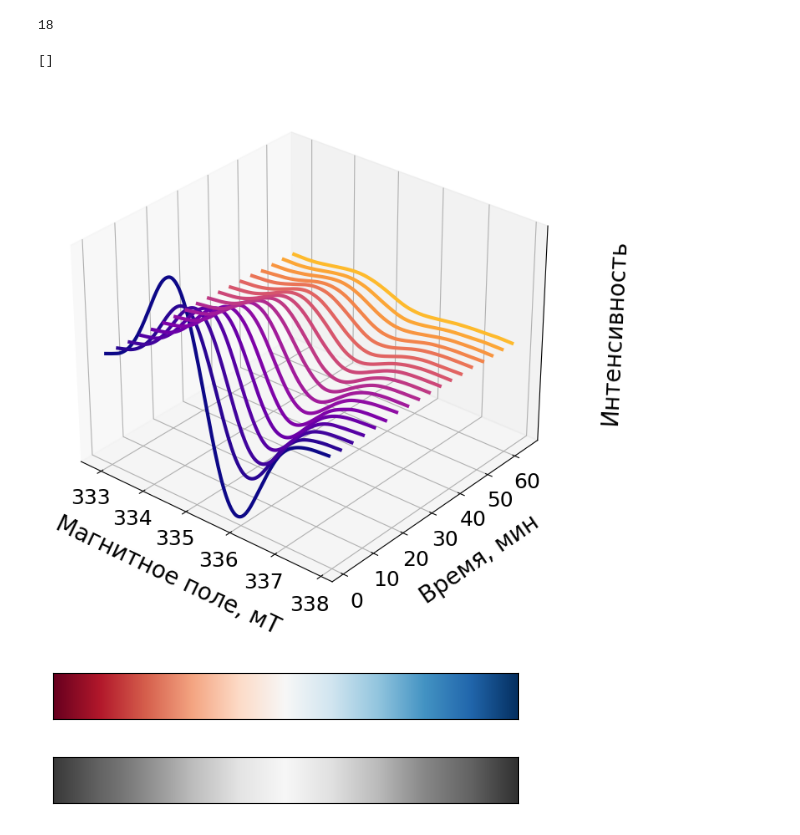
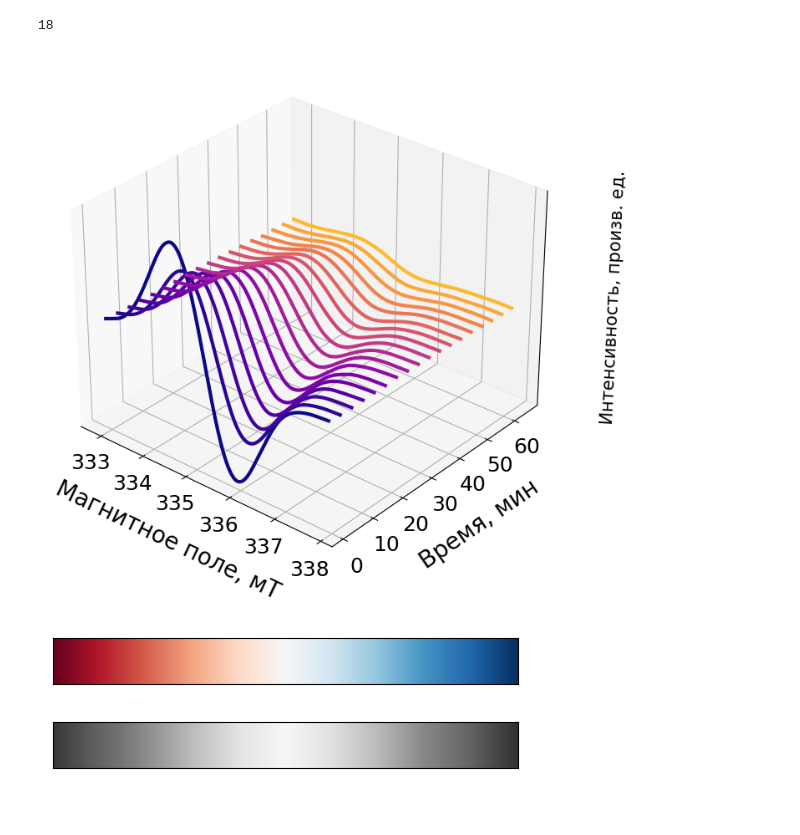
Before and after one commit to smoluakov/DIPLOMA, a Jupyter notebook: DATA_PROCCESING/CD220/EPR_CD220.ipynb, the cells around one changed output. Saved outputs shown, nothing was run; the diff lists cells and outputs as text; code cells hidden in the pictures.

```diff
--- a/DATA_PROCCESING/CD220/EPR_CD220.ipynb
+++ b/DATA_PROCCESING/CD220/EPR_CD220.ipynb
@@ -185,12 +185,12 @@ ax.yaxis.set_tick_params(which='minor', size=5, width=2, direction='in', left='o
 ax.xaxis.set_major_locator(mpl.ticker.MultipleLocator(1))
 ax.xaxis.set_minor_locator(mpl.ticker.MultipleLocator(0.5))
 
-#ax.yaxis.set_major_locator(mpl.ticker.MultipleLocator(3000))
-#ax.yaxis.set_minor_locator(mpl.ticker.MultipleLocator(1500))
+ax.yaxis.set_major_locator(mpl.ticker.MultipleLocator(4000))
+ax.yaxis.set_minor_locator(mpl.ticker.MultipleLocator(2000))
 
 ax.set_xlabel('Магнитное поле, мТ')
-ax.set_ylabel('Интенсивность')
-ax.set_yticks([])
+ax.set_ylabel('Интенсивность, произв. ед.')
+#ax.set_yticks([])
 
 
 for i,name in enumerate(y_names[0::3]):
@@ -208,7 +208,7 @@ colors = cmap(np.arange(cmap.N))
 cmap = grayscale_cmap(cmap)
 grayscale = cmap(np.arange(cmap.N))
 #plt.savefig('relaxation.png', bbox_inches='tight')
-newax = fig.add_axes([0.35, 0.73, 0.25, 0.2], anchor='NE')
+newax = fig.add_axes([0.37, 0.73, 0.25, 0.2], anchor='NE')
 newax.imshow([colors],origin='upper', extent=[8, 58, 0.5, 3],)
 newax.axes.get_yaxis().set_visible(False)
 #newax.yaxis.set_tick_params(which='minor', size=5, width=2, direction='in', left='on')
@@ -219,5 +219,6 @@ newax.set_title('Время(мин)')
 #plt.plot(x, y_full[y_names[10]], 'r')
 #plt.plot(filtered[:,0], filtered[:,1], 'b')
 
-plt.savefig(save_fig+'/generation.png', bbox_inches='tight')
+
+plt.savefig(save_fig+'/generation.pdf', bbox_inches='tight')
 # %% [output]
@@ -451,7 +452,7 @@ ax.xaxis.set_minor_locator(mpl.ticker.MultipleLocator(0.5))
 #ax.yaxis.set_minor_locator(mpl.ticker.MultipleLocator(1500))
 
 ax.set_xlabel('Магнитное поле, мТ')
-ax.set_ylabel('Интенсивность')
+ax.set_ylabel('Интенсивность, произв. ед.')
 ax.set_yticks([])
 
 
@@ -481,5 +482,5 @@ newax.set_title('Время(мин)')
 #plt.plot(x, y_full[y_names[10]], 'r')
 #plt.plot(filtered[:,0], filtered[:,1], 'b')
 
-plt.savefig(save_fig+'/relax.png', bbox_inches='tight')
+plt.savefig(save_fig+'/relax.pdf', bbox_inches='tight')
 # %% [output]
@@ -581,25 +582,24 @@ len(time_relax)
 # %%
 from matplotlib.collections import PolyCollection
 
 fig = plt.figure(figsize=(8,8))
 verts = []
 ax = fig.add_subplot(projection='3d')
 #for name in y_names:
 ax.view_init(30, -50)
 for i,name in enumerate(y_names_2):
     filtered = lowess(y_full_2[name], x_2, is_sorted=True, frac=0.125, it=2)
     ax.plot(filtered[:498,0], [time_relax[i]]*len(x_2[:498]),filtered[:498,1],color=cm.plasma(i/20),label=name, linewidth=3)
     #ax.plot(x_2[6:-21],  [i]*len(x_2[6:-21]),y_full_2[name][6:-21],)
 
 ax.set_xlabel('Магнитное поле, мT', fontsize=20,labelpad=15)
 ax.set_ylabel('Время, мин',fontsize=20,labelpad=15)
-ax.set_zlabel('Интенсивность',fontsize=20, labelpad=15);
+ax.set_zlabel('Интенсивность, произв. ед.',fontsize=15, labelpad=15);
 ax.set_zticks([])
 
-#plt.savefig(save_fig+'/relaxation_3d_withot_zaxis.png', bbox_inches='tight')
+plt.savefig(save_fig+'/relaxation_3d_withot_zaxis.pdf', bbox_inches='tight')
 # %% [output]
-[]
-[figure, old version]
+[figure, new version]
 # %%
 
 from matplotlib.colors import LinearSegmentedColormap
```
Also changed, not shown: parts of 4 cells of this notebook, 24 other files.
